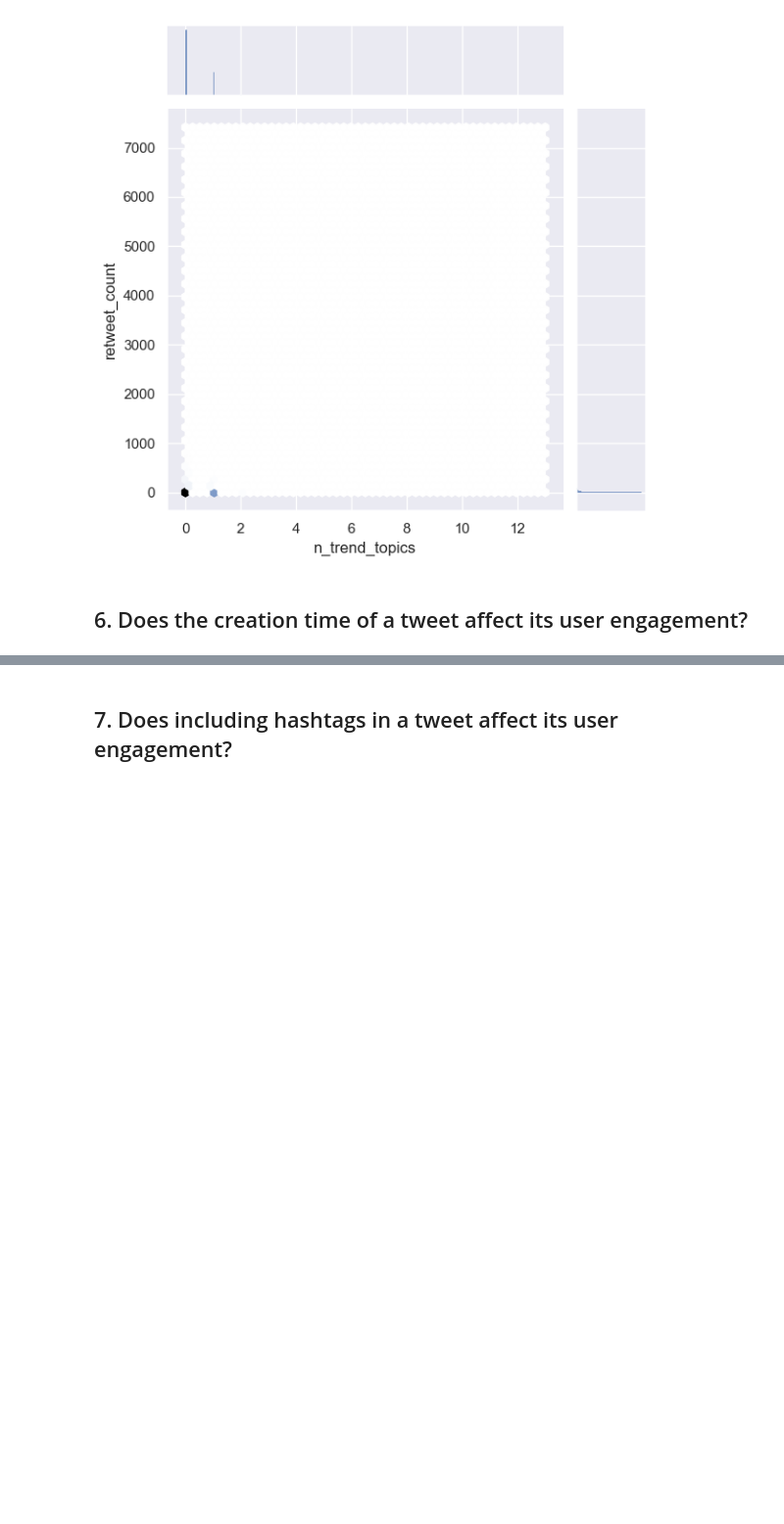
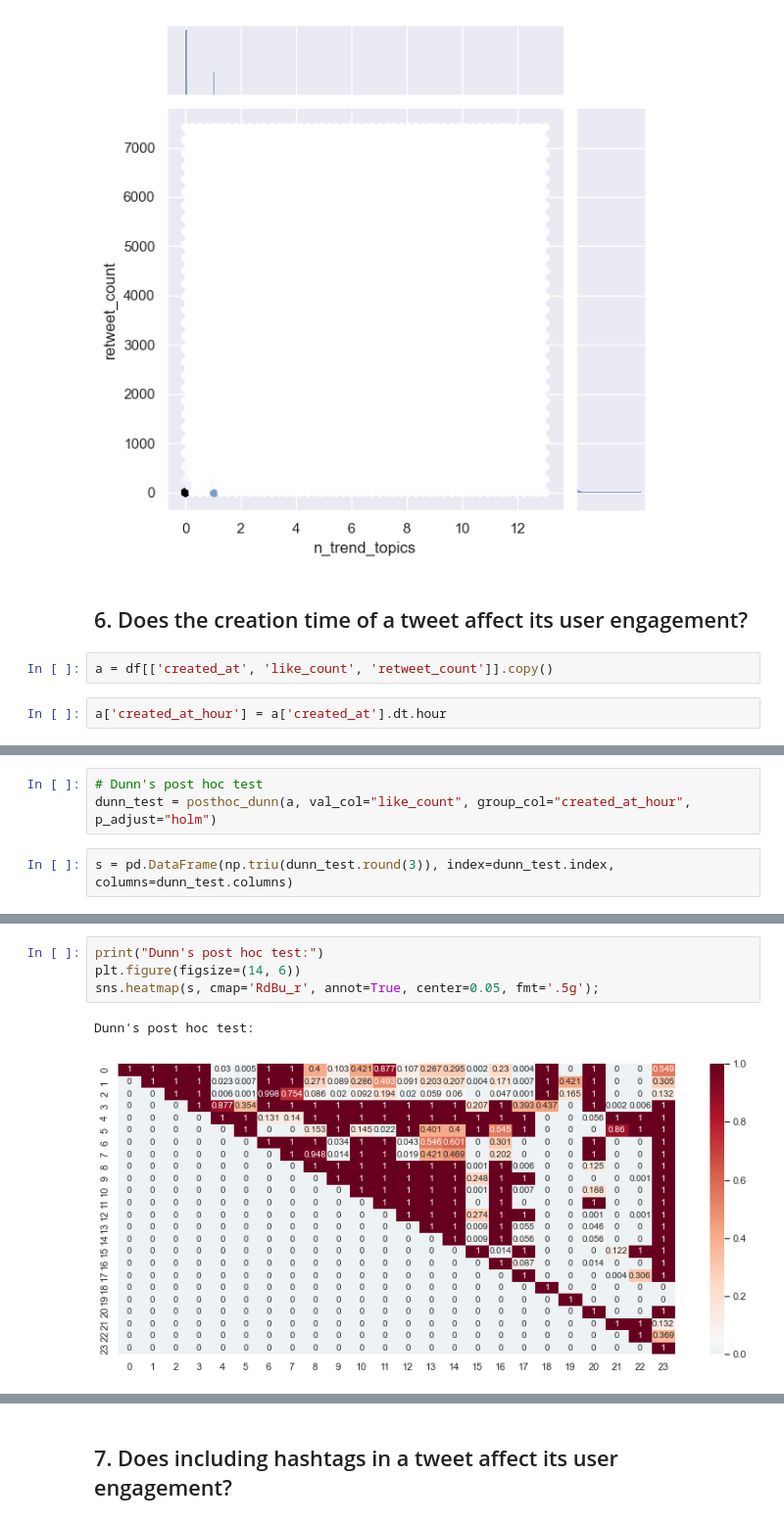
Before and after one commit to ossamum/kuleuven-thesis, a Jupyter notebook: 05_hypothesis_testing.ipynb, the cells around one changed output, grey strips where cells are left out. Shown at 98% size. Drawn from its saved outputs; the diff is of its cells as text; blank space fills up the shorter version.

Commit message:
10 out of 10 tests are done for RQs

```diff
--- a/05_hypothesis_testing.ipynb
+++ b/05_hypothesis_testing.ipynb
@@ -498,3 +500,7 @@ plt.show()
 [figure]
 # %% [markdown]
 ## 6. Does the creation time of a tweet affect its user engagement?
+# %%
+a = df[['created_at', 'like_count', 'retweet_count']].copy()
+# %%
+a['created_at_hour'] = a['created_at'].dt.hour
@@ -500,0 +546,5 @@ plt.show()
+# %%
+# Dunn's post hoc test
+dunn_test = posthoc_dunn(a, val_col="like_count", group_col="created_at_hour", p_adjust="holm")
+# %%
+s = pd.DataFrame(np.triu(dunn_test.round(3)), index=dunn_test.index, columns=dunn_test.columns)
@@ -500,0 +556,7 @@ plt.show()
+# %%
+print("Dunn's post hoc test:")
+plt.figure(figsize=(14, 6))
+sns.heatmap(s, cmap='RdBu_r', annot=True, center=0.05, fmt='.5g');
+# %% [output]
+Dunn's post hoc test:
+[figure, added]
```
Also changed, not shown: parts of 16 cells of this notebook.
